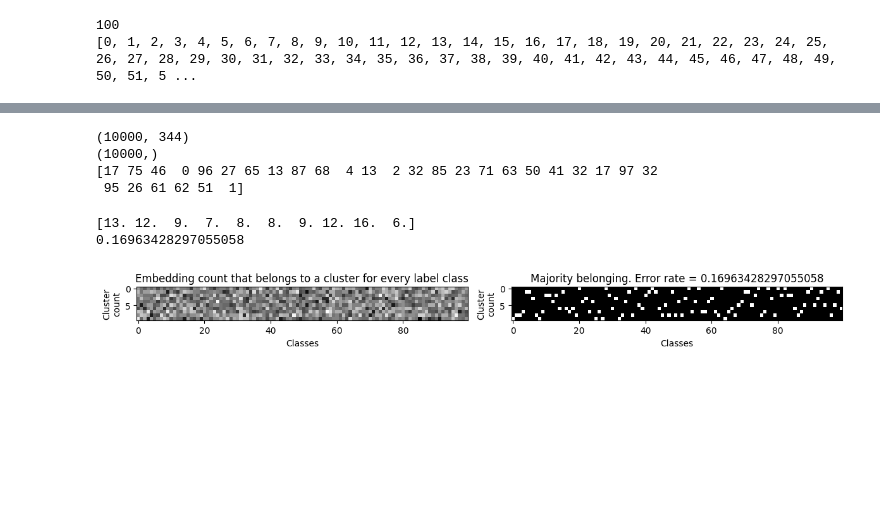
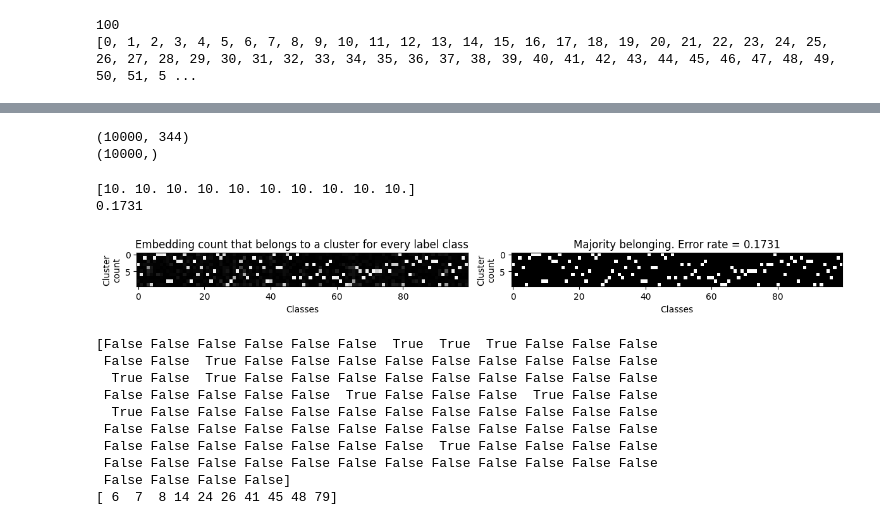
Before and after one commit to master-mbzuai/AI701, a Jupyter notebook: code/exploration/analysis.ipynb, the cells around one changed output, grey strips where cells are left out. Saved outputs shown, nothing was run; the diff lists cells and outputs as text; code cells hidden in the pictures; blank space fills up the shorter version.

Commit message:
new clustering

```diff
--- a/code/exploration/analysis.ipynb
+++ b/code/exploration/analysis.ipynb
@@ -78 +44,4 @@ plt.show()
+# %%
+centroids = np.array(centroids)
+clusters = get_even_clusters(centroids, 10)
 # %%
@@ -174,26 +56,0 @@ print(np.unique(res, return_counts=True))
-# %%
-from sklearn.cluster import KMeans
-from scipy.spatial.distance import cdist
-from scipy.optimize import linear_sum_assignment
-import numpy as np
-
-
-def get_even_clusters(X, cluster_size):
-    n_clusters = int(np.ceil(len(X)/cluster_size))
-    kmeans = KMeans(n_clusters)
-    kmeans.fit(X)
-    centers = kmeans.cluster_centers_
-    centers = centers.reshape(-1, 1, X.shape[-1]).repeat(cluster_size, 1).reshape(-1, X.shape[-1])
-    distance_matrix = cdist(X, centers)
-    clusters = linear_sum_assignment(distance_matrix)[1]//cluster_size
-    return clusters, centers
-
-clusters, centers = get_even_clusters(np.array(centroids), 10)
-
-print(centers.shape)
-
-print(centers)
-
-print(np.unique(clusters, return_counts=True))
-
-print(clusters)
@@ -219,8 +57,7 @@ print(clusters)
 # %%
 reverse = {}
-
-for i in range(len(clusters)):
+for i, x in enumerate(clusters):
     reverse[i] = clusters[i]
 
-print (reverse)
+print(reverse)
 # %% [output]
@@ -232,4 +64,0 @@ array([10., 10., 10., 10., 10., 10., 10., 10., 10., 10.])
-# %%
-false_negative = np.ma.array(a,mask=c)
-sum_fn = np.sum(false_negative)
-print(sum_fn/y.shape[0])
@@ -293,18 +120,30 @@ y_test = data["labels"].cpu().numpy()
 print(x_test.shape)
 print(y_test.shape)
 
-print(y_test[:30])
-
 embeddings_test = np.array(x_test)
 y_test = np.array(y_test)
 # %% [output]
 (10000, 344)
 (10000,)
-[17 75 46  0 96 27 65 13 87 68  4 13  2 32 85 23 71 63 50 41 32 17 97 32
- 95 26 61 62 51  1]
 # %%
-plot_stuff(embeddings_test)
+plot_stuff(embeddings_test, y_test)
 # %% [output]
-[13. 12.  9.  7.  8.  8.  9. 12. 16.  6.]
-0.16963428297055058
+[10. 10. 10. 10. 10. 10. 10. 10. 10. 10.]
+0.1731
-[figure, old version]
+[figure, new version]
+# %%
+print(clusters==0)
+
+n = np.arange(100)[clusters==0]
+print(n)
+# %% [output]
+[False False False False False False  True  True  True False False False
+ False False  True False False False False False False False False False
+  True False  True False False False False False False False False False
+ False False False False False  True False False False  True False False
+  True False False False False False False False False False False False
+ False False False False False False False False False False False False
+ False False False False False False False  True False False False False
+ False False False False False False False False False False False False
+ False False False False]
+[ 6  7  8 14 24 26 41 45 48 79]
```
Also changed, not shown: parts of 23 cells of this notebook, 3 other files.
